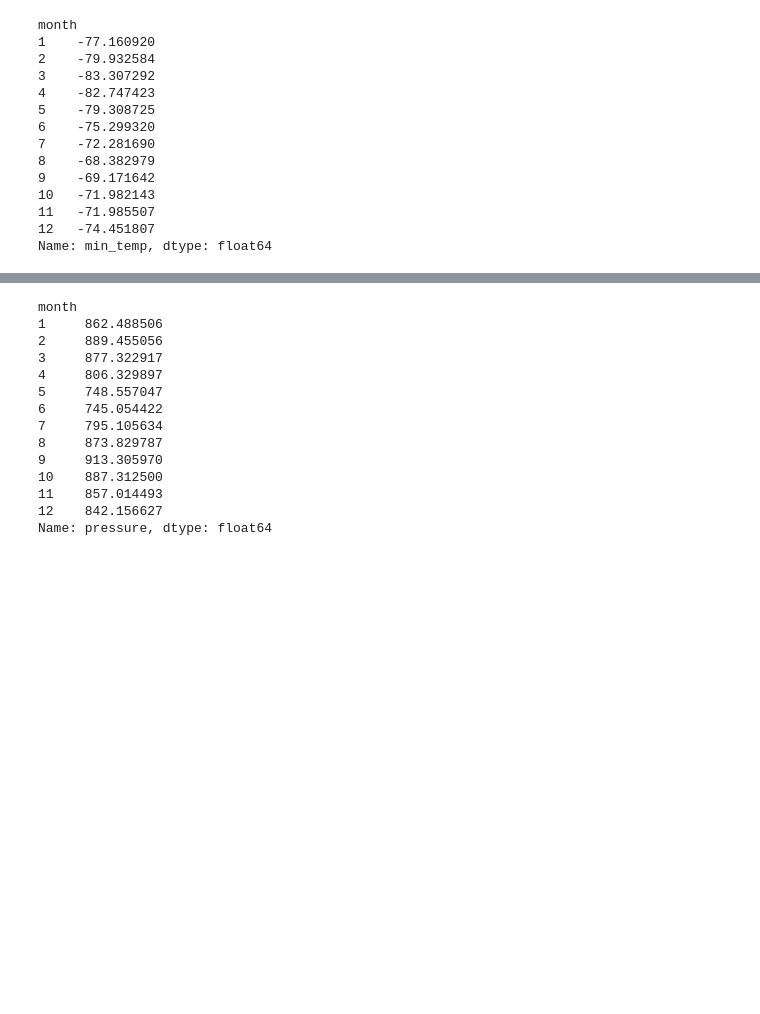
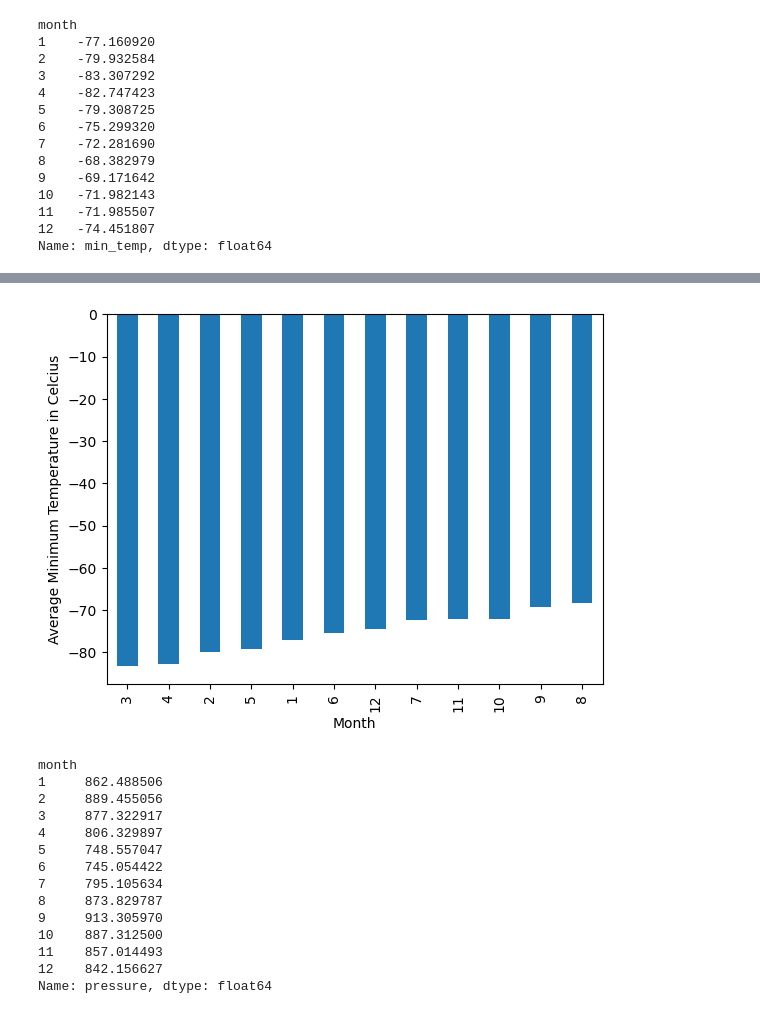
Before and after one commit to kinnith246/scraping_HTML, a Jupyter notebook: part_2_mars_weather.ipynb, the cells around one changed output, grey strips where cells are left out. Drawn from its saved outputs; the diff is of its cells as text; code cells hidden in the pictures; blank space fills up the shorter version.

```diff
--- a/part_2_mars_weather.ipynb
+++ b/part_2_mars_weather.ipynb
@@ -214,2 +235,14 @@ Name: min_temp, dtype: float64
+# %%
+# Identify the coldest and hottest months in Curiosity's location
+# Sort the months by the average minimum temperature in ascending order
+avg_min_temp_by_month_sorted = avg_min_temp_by_month.sort_values()
+
+# Plot the results as a bar chart
+avg_min_temp_by_month_sorted.plot(kind='bar')
+plt.xlabel('Month')
+plt.ylabel('Average Minimum Temperature in Celcius')
+plt.show()
+# %% [output]
+[figure, added]
 # %%
 # 4. Average pressure by Martian month
```
Also changed, not shown: parts of 15 cells of this notebook, 1 other file.
